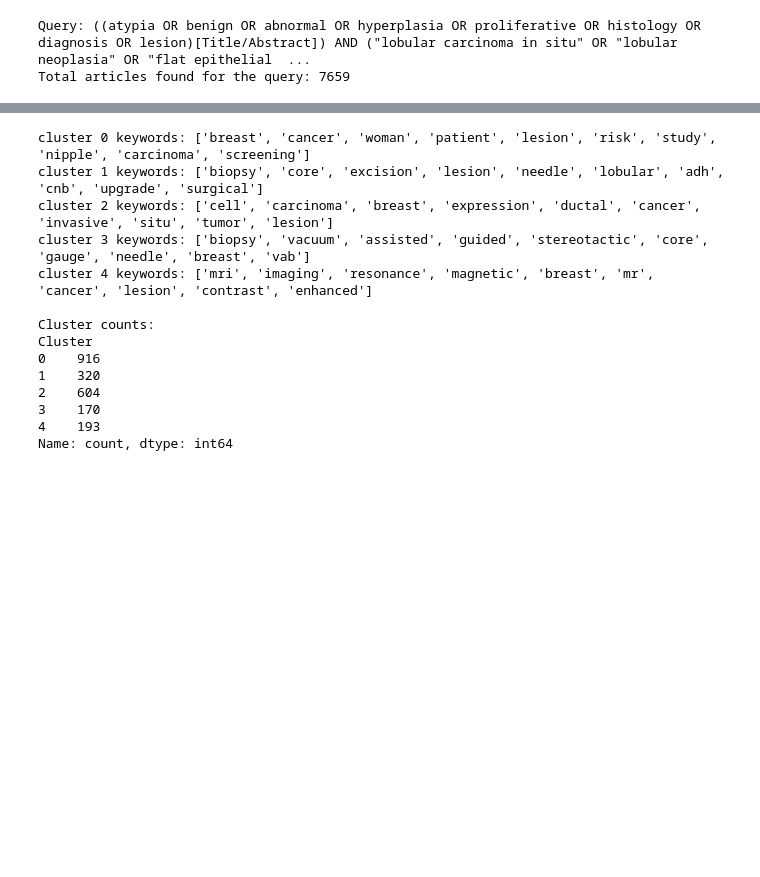
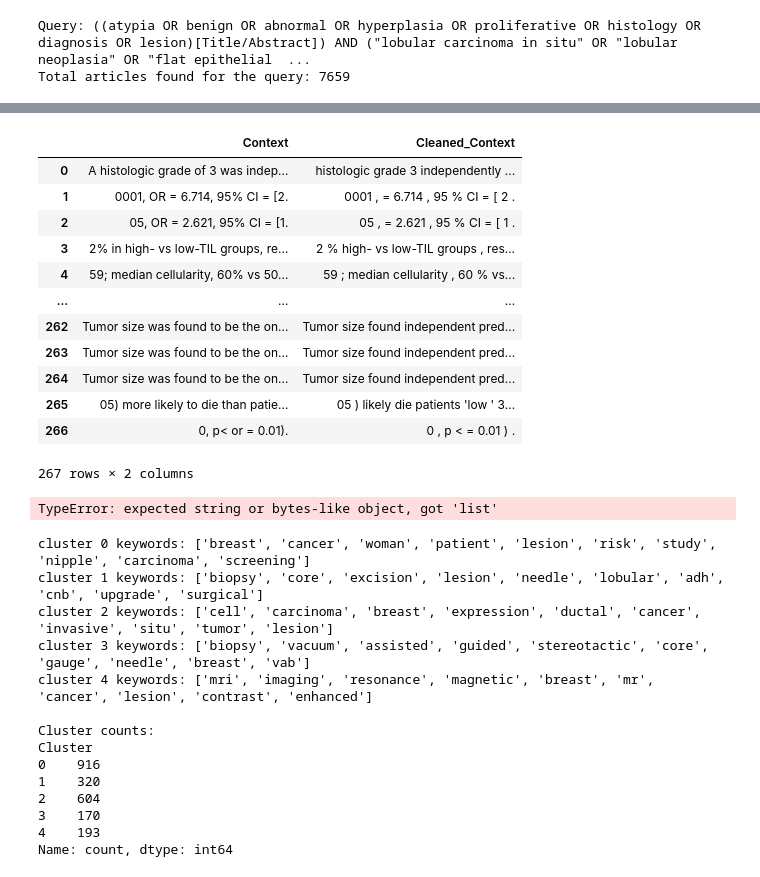
Before and after one commit to lonespear/medrev, a Jupyter notebook: review_replicate.ipynb, the cells around one changed output, grey strips where cells are left out. Saved outputs shown, nothing was run; the diff lists cells and outputs as text; code cells hidden in the pictures; blank space fills up the shorter version.

```diff
--- a/review_replicate.ipynb
+++ b/review_replicate.ipynb
@@ -536,20 +533,0 @@ articles_data.head()
-# %%
-import re
-
-# Load the text (replace with the actual content of the book if available)
-# For demonstration, here's a small snippet:
-text = """
-Harry Potter was an ordinary boy. He had a lightning-shaped scar on his forehead.
-People would often whisper, "That's Harry Potter!" He never understood why he was so famous.
-"""
-
-# Regex pattern to find "Harry Potter" (case-sensitive)
-pattern = r"Harry Potter"
-
-# Find all occurrences
-matches = re.findall(pattern, text)
-
-# Display results
-print(f"Occurrences of 'Harry Potter': {len(matches)}")
-for i, match in enumerate(matches, 1):
-    print(f"{i}: {match}")
@@ -560,3 +645,48 @@ Occurrences of 'Harry Potter': 2
+# %%
+import nltk
+from nltk.tokenize import PunktSentenceTokenizer, word_tokenize
+from nltk.corpus import stopwords
+# Initialize Punkt sentence tokenizer
+sentence_tokenizer = PunktSentenceTokenizer()
+
+# Load English stopwords
+stop_words = set(stopwords.words('english'))
+
+# Function to remove stopwords from a given abstract
+def remove_stopwords_from_abstract(abstract):
+    # Tokenize sentences within the abstract
+    sentences = sentence_tokenizer.tokenize(abstract)
+    # Remove stopwords from each sentence
+    processed_sentences = [
+        " ".join([word for word in word_tokenize(sentence) if word.lower() not in stop_words])
+        for sentence in sentences
+    ]
+    # Return the cleaned abstract
+    return " ".join(processed_sentences)
+
+# Apply stopword removal to the Abstract column
+results_df['Cleaned_Context'] = results_df['Context'].apply(remove_stopwords_from_abstract)
+
+# Display the cleaned abstracts
+results_df[['Context', 'Cleaned_Context']]
+# %% [output]
+|  | Context | Cleaned_Context |
+| 0 | A histologic grade of 3 was indep... | histologic grade 3 independently ... |
+| 1 | 0001, OR = 6.714, 95% CI = [2. | 0001 , = 6.714 , 95 % CI = [ 2 . |
+| 2 | 05, OR = 2.621, 95% CI = [1. | 05 , = 2.621 , 95 % CI = [ 1 . |
+| 3 | 2% in high- vs low-TIL groups, re... | 2 % high- vs low-TIL groups , res... |
+| 4 | 59; median cellularity, 60% vs 50... | 59 ; median cellularity , 60 % vs... |
+| ... | ... | ... |
+| 262 | Tumor size was found to be the on... | Tumor size found independent pred... |
+| 263 | Tumor size was found to be the on... | Tumor size found independent pred... |
+| 264 | Tumor size was found to be the on... | Tumor size found independent pred... |
+| 265 | 05) more likely to die than patie... | 05 ) likely die patients 'low ' 3... |
+| 266 | 0, p< or = 0.01). | 0 , p < = 0.01 ) . |
+267 rows × 2 columns
+# %%
+remove_stopwords(sentences)
+# %% [output]
+TypeError: expected string or bytes-like object, got 'list'
 # %%
 articles_class = classify_articles(articles_data)
 # %%
```
Also changed, not shown: parts of 10 cells of this notebook.
